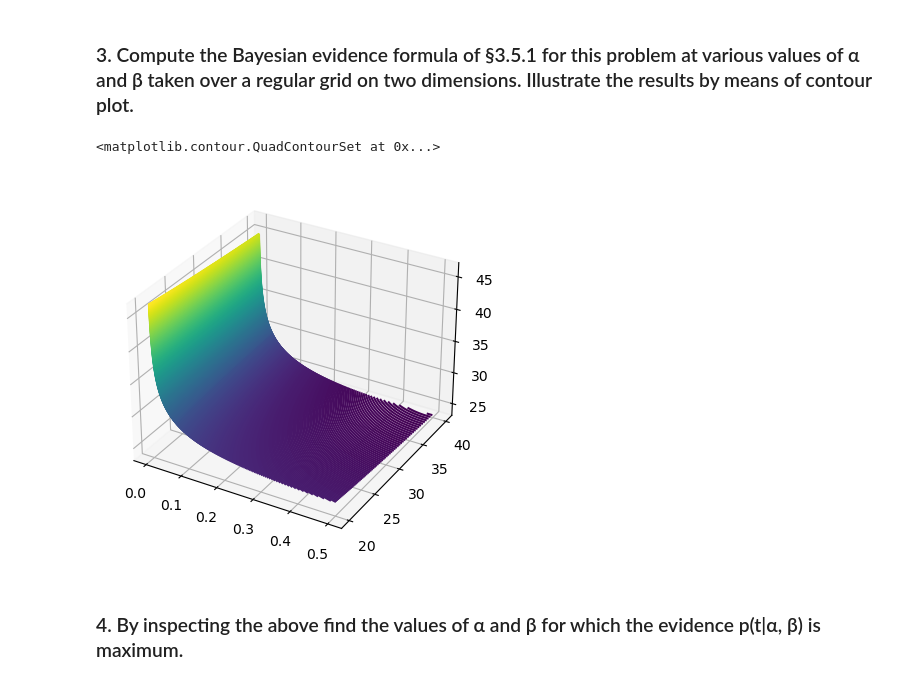
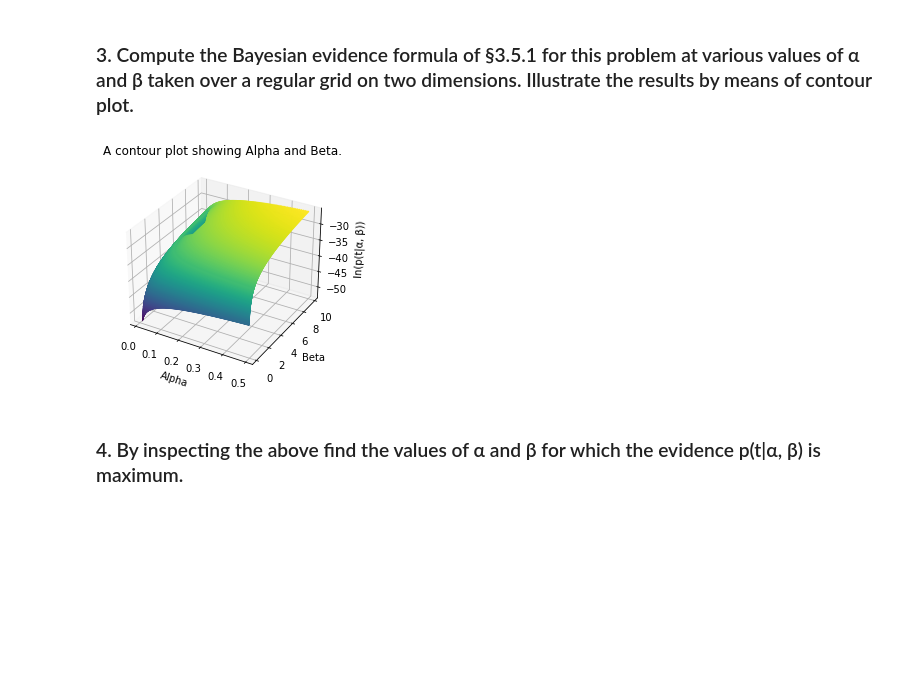
Before and after one commit to FredMCA/COMP6257-Coursework_1, a Jupyter notebook: notebook.ipynb, the cells around one changed output. Saved outputs shown, nothing was run; the diff lists cells and outputs as text; code cells hidden in the pictures; blank space fills up the shorter version.

```diff
--- a/notebook.ipynb
+++ b/notebook.ipynb
@@ -236,8 +236,8 @@ def bayesian_evidence_function(t, a, b, design, order):
 
     return log_evidence_func
 # %%
-a_values = np.arange(0.000001, 0.05, 0.000001)
-b_values = np.arange(20, 40, 0.1)
+a_values = np.arange(0.01, 0.5, 0.005)
+b_values = np.arange(0.1, 9.9, 0.1)
 
 order = 9
 locs = []
@@ -248,13 +248,21 @@ contour = np.array([[bayesian_evidence_function(y_test, a_val, b_val, make_desig
 # %%
 #plt.contourf(a_values, b_values, np.squeeze(contour))
 
 fig = plt.figure()
 
 fig_axes = plt.axes(projection='3d')
 
 fig_axes.contour3D(a_values, b_values, np.squeeze(contour), 1000)
+plt.title("A contour plot showing Alpha and Beta.")
+
+plt.xlabel("Alpha")
+
+plt.ylabel("Beta")
+
+fig_axes.set_zlabel("ln(p(t|α, β))")
+
+plt.savefig("fig/contourplot.png")
 # %% [output]
-<matplotlib.contour.QuadContourSet at 0x...>
-[figure, old version]
+[figure, new version]
 # %% [markdown]
 ### 4. By inspecting the above find the values of α and β for which the evidence p(t|α, β) is maximum.
```
Also changed, not shown: parts of 12 cells of this notebook, 11 other files.
